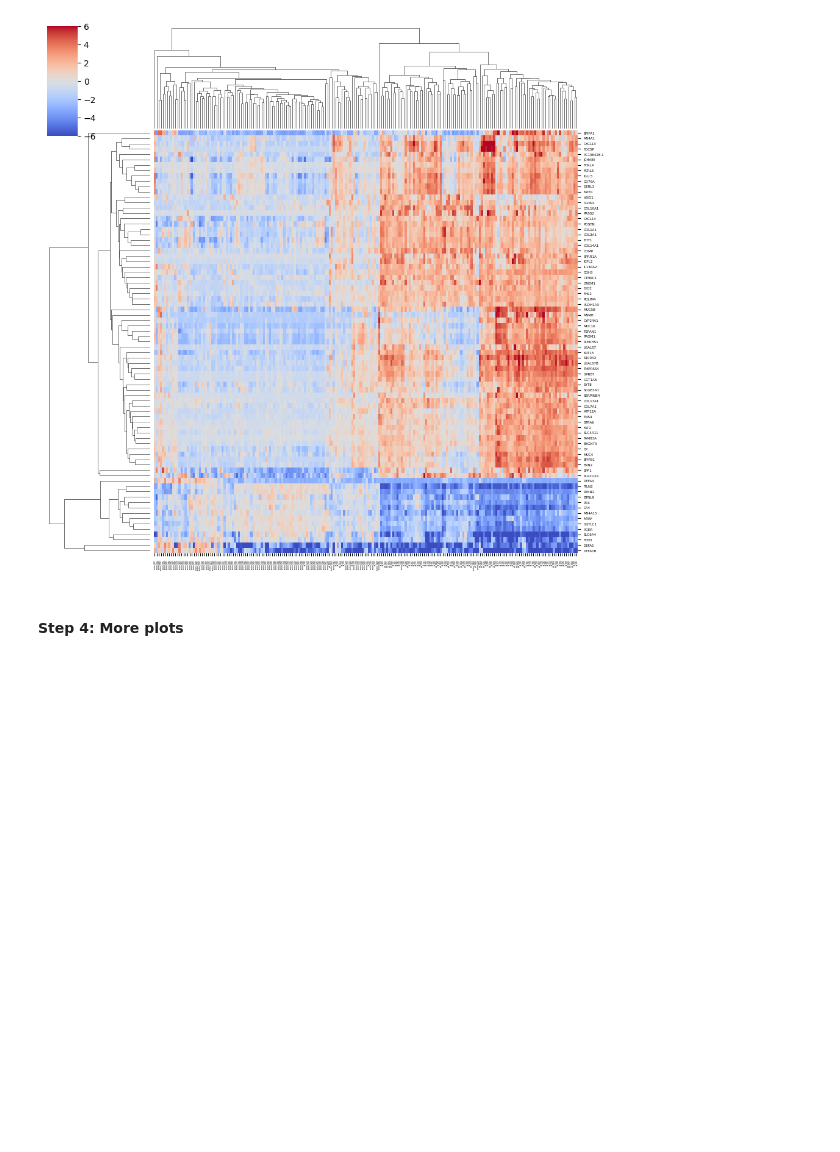
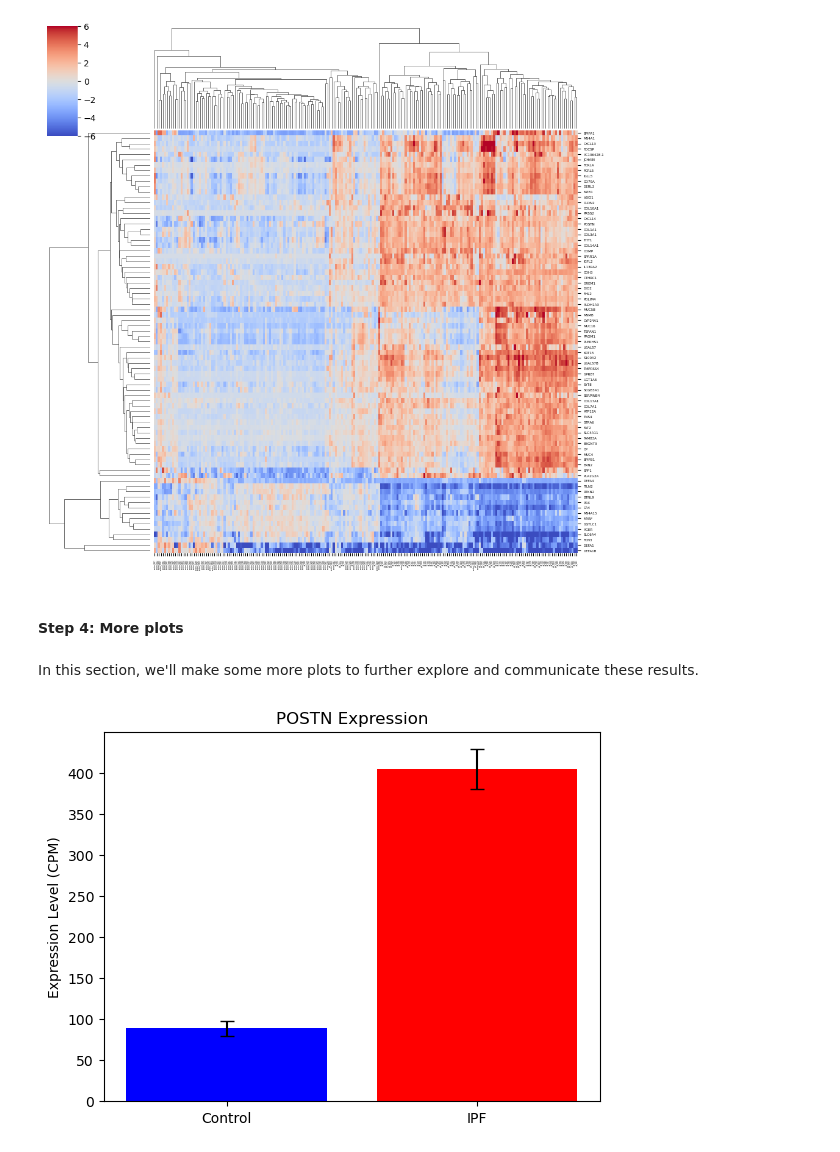
Before and after one commit to mohima-mimino11/transcriptomics-project, a Jupyter notebook: dge_analysis.ipynb, the cells around one changed output. Saved outputs shown, nothing was run; the diff lists cells and outputs as text; code cells hidden in the pictures; blank space fills up the shorter version.

Commit message:
more DEGs interpretation plots added

```diff
--- a/dge_analysis.ipynb
+++ b/dge_analysis.ipynb
@@ -400,3 +400,29 @@ plt.show()
 [figure]
 # %% [markdown]
 #### Step 4: More plots
+# %% [markdown]
+In this section, we'll make some more plots to further explore and communicate these results.
+# %%
+## expression bar plot
+
+gene_to_plot = "POSTN"
+
+control_expression = data[genes==gene_to_plot, labels == "control"]
+ipf_expression = data[genes==gene_to_plot, labels == "ipf"]
+
+control_mean = np.mean(control_expression)
+control_sem = np.std(control_expression) / np.sqrt(len(control_expression))
+ipf_mean = np.mean(ipf_expression)
+ipf_sem = np.std(ipf_expression) / np.sqrt(len(ipf_expression))
+
+conditions = ['Control', 'IPF']
+means = [control_mean, ipf_mean]
+errors = [control_sem, ipf_sem]
+
+plt.bar(conditions, means, yerr=errors, capsize=5, color=['blue', 'red'])
+plt.ylabel('Expression Level (CPM)')
+plt.title(f'{gene_to_plot} Expression')
+plt.savefig(f"output/{gene_to_plot}_expression_bar.pdf")
+plt.show()
+# %% [output]
+[figure, added]
```
Also changed, not shown: parts of 2 cells of this notebook, 3 other files.
